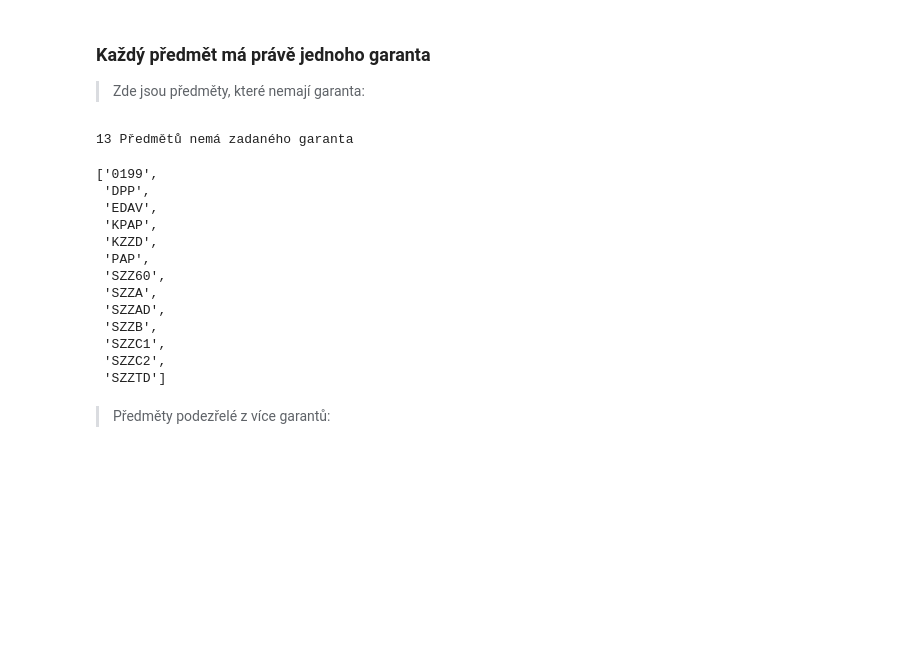
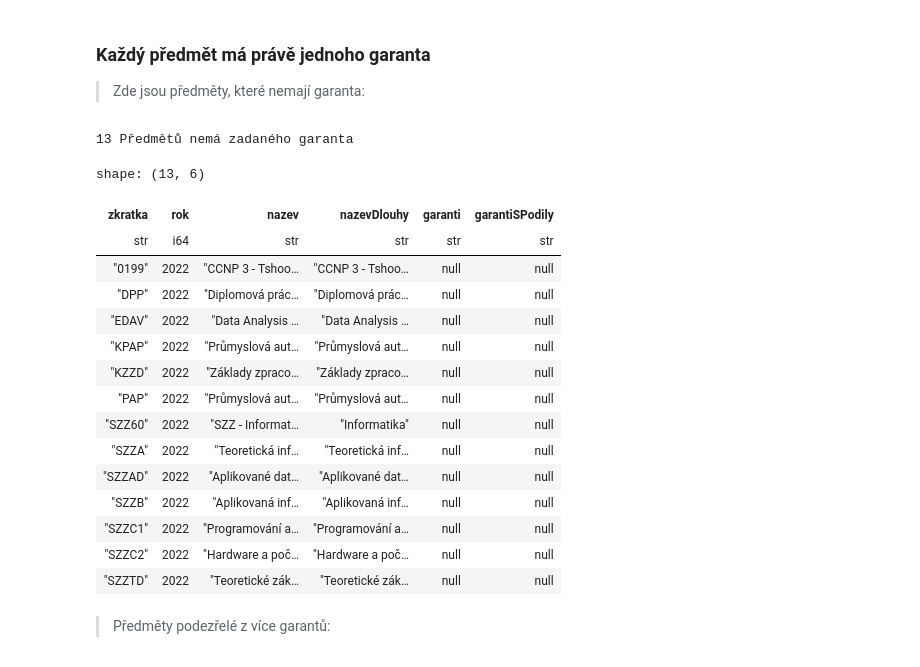
Before and after one commit to MFVS/stag-bombator, a Jupyter notebook: stag_bombator.ipynb, the cells around one changed output. Saved outputs shown, nothing was run; the diff lists cells and outputs as text; code cells hidden in the pictures; blank space fills up the shorter version.

Commit message:
part 2 done + xlsx export

```diff
--- a/stag_bombator.ipynb
+++ b/stag_bombator.ipynb
@@ -79,25 +79,33 @@ seminarici = pl.col("seminarici")
 > Zde jsou předměty, které nemají garanta:
 # %%
 query = pl.col("garanti").is_null()
-zkratky = predmety_s_akci.filter(query).select(["zkratka", "rok", "nazev", "nazevDlouhy", "garanti", "garantiSPodily"]).select("zkratka").to_series()
+zkratky = predmety_s_akci.filter(query).select(["zkratka", "rok", "nazev", "nazevDlouhy", "garanti", "garantiSPodily"]).filter(
+    # Není SZ
+    # pl.col("zkratka").str.starts_with("SZ").is_not()
+    True
+)
 print(f"\n{len(zkratky)} Předmětů nemá zadaného garanta")
-list(zkratky)
+zkratky.write_excel("results/bez_garanta.xlsx")
+zkratky
 # print(list(zkratky), sep=", ")
 # %% [output]
 13 Předmětů nemá zadaného garanta
-['0199',
- 'DPP',
- 'EDAV',
- 'KPAP',
- 'KZZD',
- 'PAP',
- 'SZZ60',
- 'SZZA',
- 'SZZAD',
- 'SZZB',
- 'SZZC1',
- 'SZZC2',
- 'SZZTD']
+shape: (13, 6)
+| zkratka | rok | nazev | nazevDlouhy | garanti | garantiSPodily |
+| str | i64 | str | str | str | str |
+| "0199" | 2022 | "CCNP 3 - Tshoo… | "CCNP 3 - Tshoo… | null | null |
+| "DPP" | 2022 | "Diplomová prác… | "Diplomová prác… | null | null |
+| "EDAV" | 2022 | "Data Analysis … | "Data Analysis … | null | null |
+| "KPAP" | 2022 | "Průmyslová aut… | "Průmyslová aut… | null | null |
+| "KZZD" | 2022 | "Základy zpraco… | "Základy zpraco… | null | null |
+| "PAP" | 2022 | "Průmyslová aut… | "Průmyslová aut… | null | null |
+| "SZZ60" | 2022 | "SZZ - Informat… | "Informatika" | null | null |
+| "SZZA" | 2022 | "Teoretická inf… | "Teoretická inf… | null | null |
+| "SZZAD" | 2022 | "Aplikované dat… | "Aplikované dat… | null | null |
+| "SZZB" | 2022 | "Aplikovaná inf… | "Aplikovaná inf… | null | null |
+| "SZZC1" | 2022 | "Programování a… | "Programování a… | null | null |
+| "SZZC2" | 2022 | "Hardware a poč… | "Hardware a poč… | null | null |
+| "SZZTD" | 2022 | "Teoretické zák… | "Teoretické zák… | null | null |
 # %% [markdown]
 > Předměty podezřelé z více garantů:
 # %%
```
Also changed, not shown: parts of 31 cells of this notebook, 12 other files.
